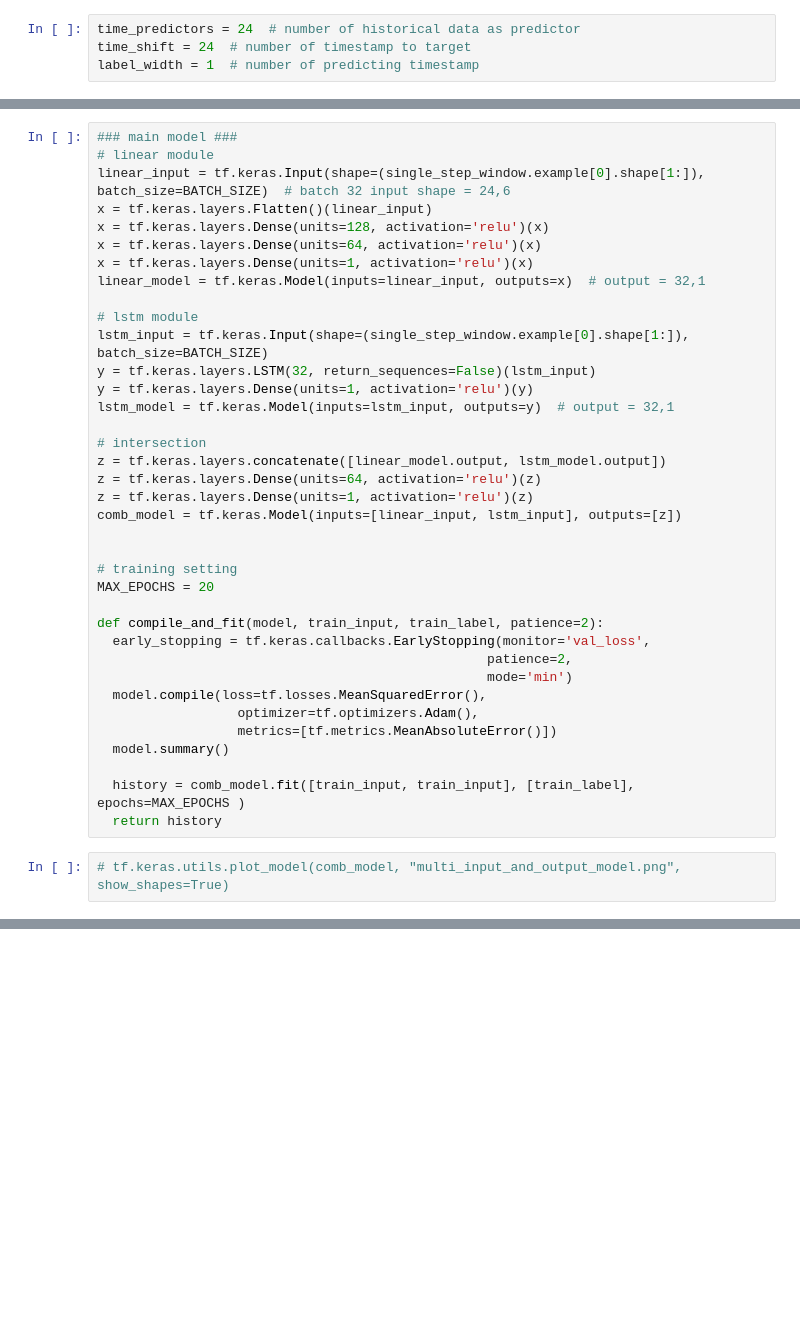
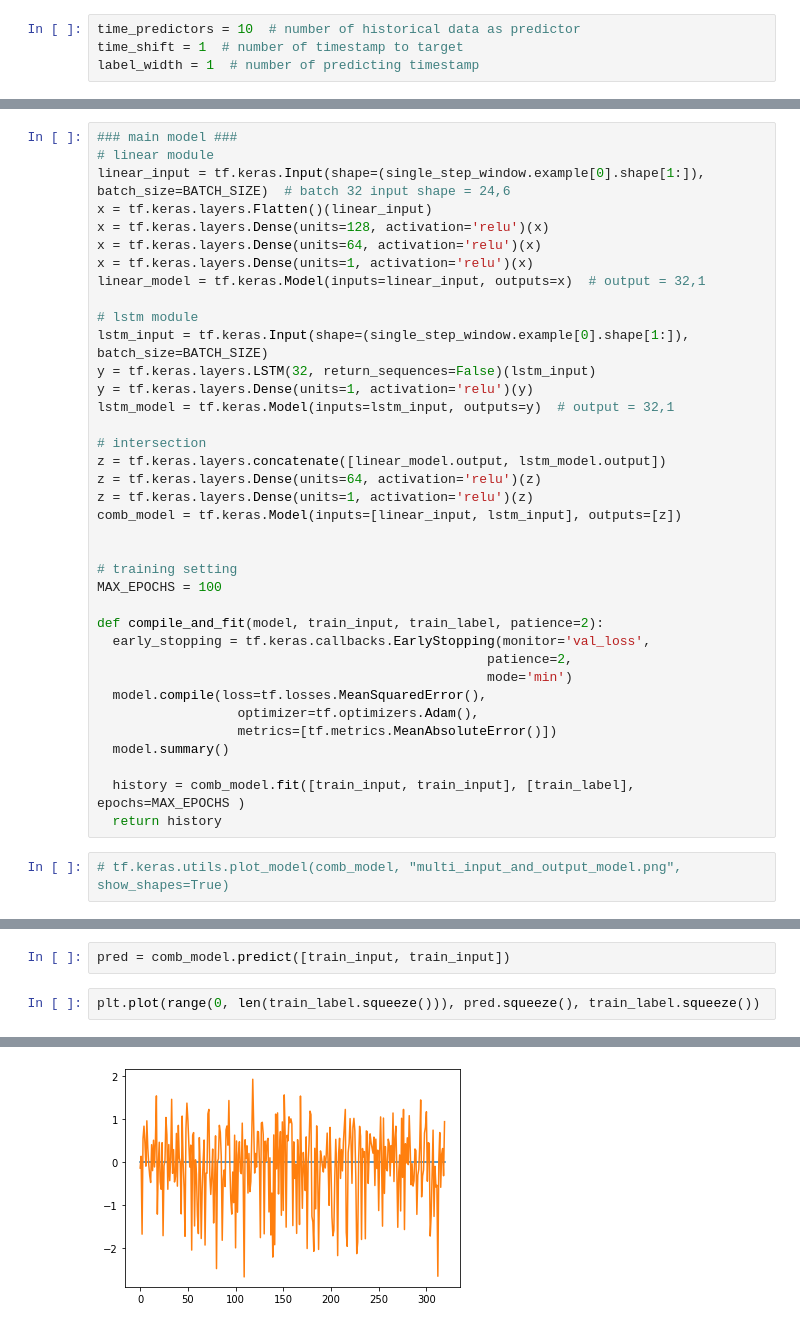
Before and after one commit to thangducle/ts_pred_viz, a Jupyter notebook: coincheck_watch.ipynb, the cells around one changed output, grey strips where cells are left out. Drawn from its saved outputs; the diff is of its cells as text; blank space fills up the shorter version.

Commit message:
update visualization

```diff
--- a/coincheck_watch.ipynb
+++ b/coincheck_watch.ipynb
@@ -97,8 +94,8 @@ train_df = (train_df - train_mean) / train_std
 val_df = (val_df - train_mean) / train_std
 test_df = (test_df - train_mean) / train_std
 # %%
-time_predictors = 24  # number of historical data as predictor
-time_shift = 24  # number of timestamp to target
+time_predictors = 10  # number of historical data as predictor
+time_shift = 1  # number of timestamp to target
 label_width = 1  # number of predicting timestamp
 # %%
 # prepare data
@@ -187,7 +163,7 @@ comb_model = tf.keras.Model(inputs=[linear_input, lstm_input], outputs=[z])
 
 
 # training setting
-MAX_EPOCHS = 20
+MAX_EPOCHS = 100
 
 def compile_and_fit(model, train_input, train_label, patience=2):
   early_stopping = tf.keras.callbacks.EarlyStopping(monitor='val_loss',
@@ -247,0 +211,5 @@ print('Output shape:', linear(wide_window.example[0]).shape)
+# %%
+pred = comb_model.predict([train_input, train_input])
+# %%
+plt.plot(range(0, len(train_label.squeeze())), pred.squeeze(), train_label.squeeze())
+# %% [output]
@@ -247,0 +218 @@ print('Output shape:', linear(wide_window.example[0]).shape)
+[figure, added]
```
Also changed, not shown: parts of 12 cells of this notebook.
